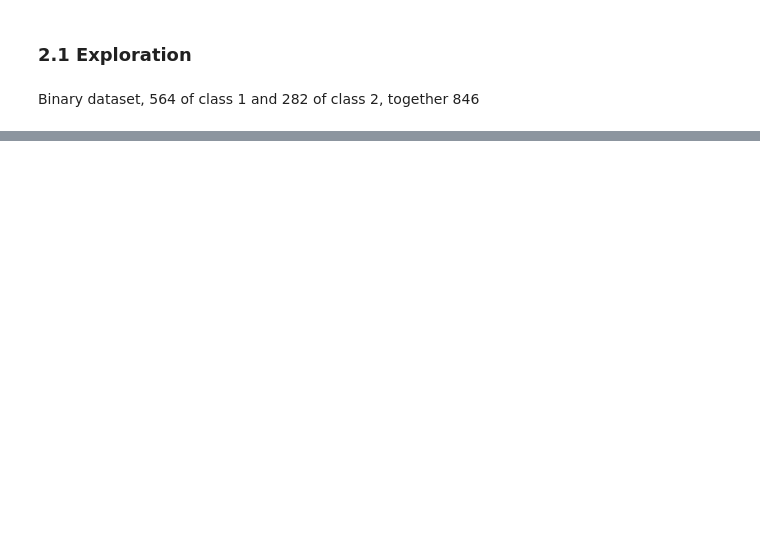
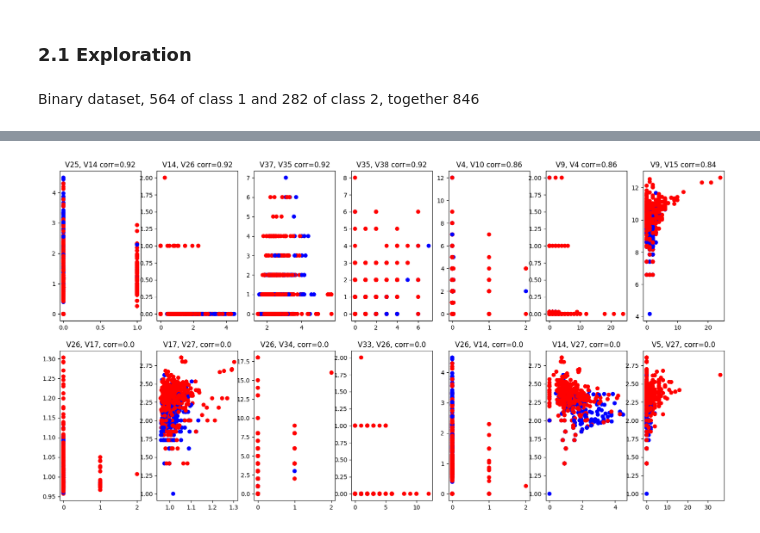
Before and after one commit to strojanski/IS-labs, a Jupyter notebook: seminarji/sem2/sem2.ipynb, the cells around one changed output, grey strips where cells are left out. Drawn from its saved outputs; the diff is of its cells as text; code cells hidden in the pictures; blank space fills up the shorter version.

```diff
--- a/seminarji/sem2/sem2.ipynb
+++ b/seminarji/sem2/sem2.ipynb
@@ -43,0 +56,38 @@ df.fillna(0)
+# %%
+corr = abs(df.corr())   # Only need the magnitude
+
+corr = np.array(corr)   # Convert to numpy array
+corr = corr[~np.eye(corr.shape[0], dtype=bool)].reshape(corr.shape[0], -1)  # Remove diagonal elements
+corr = pd.DataFrame(corr) # Convert back to dataframe
+
+corr = corr.unstack().sort_values(ascending=False)  # Convert to Series and sort
+
+corr = corr.reset_index()   # Reset labels
+corr.columns = ["feature1", "feature2", "corr"] # Rename labels
+
+fig, ax = plt.subplots(2,7, figsize=(20,10))
+
+n = 0
+for i in range(len(corr)):
+    if n == 7:
+        break
+    pair = corr.iloc[i]
+    if pair[0] and pair[1]:
+        ax[0,n].scatter(x=df.loc[:, "V"+str(int(pair[0]))], y=df.loc[:, "V" + str(int(pair[1]))], c=colors)  # Display pairs with highest correlations
+        ax[0,n].set_title(f"V{str(int(pair[0]))}, V{str(int(pair[1]))} corr={round(pair[2], 2)}")
+        n += 1
+
+
+n = 0
+for i in range(len(corr)):
+    if n >= 7:
+        break
+
+    pair = corr[::-1].iloc[i]
+    if pair[0] and pair[1]:
+        ax[1,n].scatter(x=df.loc[:, "V"+str(int(pair[0]))], y=df.loc[:, "V" + str(int(pair[1]))], c=colors)  # Display pairs with lowest correlations
+        ax[1,n].set_title(f"V{str(int(pair[0]))}, V{str(int(pair[1]))}, corr={round(pair[2], 2)}")
+
+        n += 1
+# %% [output]
+[figure, added]
```
Also changed, not shown: parts of 6 cells of this notebook.
